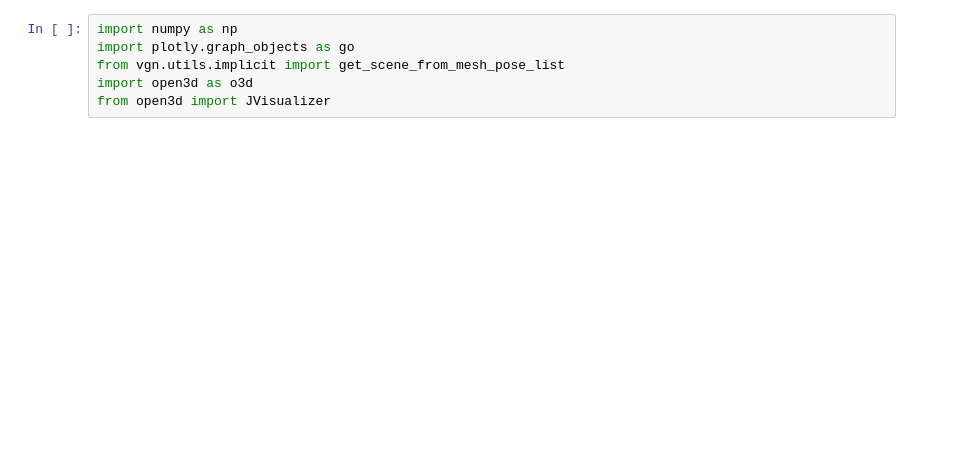
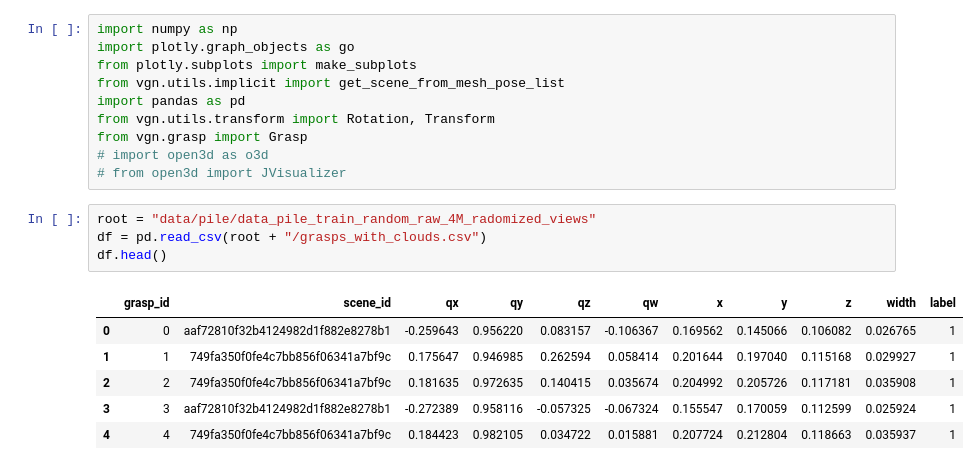
Before and after one commit to ishikaalunawat/NeuGrasp-Net, a Jupyter notebook: local_grasps.ipynb, the cells around one changed output. Cells and saved outputs as stored; diff of their text form; blank space fills up the shorter version.

```diff
--- a/local_grasps.ipynb
+++ b/local_grasps.ipynb
@@ -1,6 +1,21 @@
 # %%
 import numpy as np
 import plotly.graph_objects as go
+from plotly.subplots import make_subplots
 from vgn.utils.implicit import get_scene_from_mesh_pose_list
-import open3d as o3d
-from open3d import JVisualizer
+import pandas as pd
+from vgn.utils.transform import Rotation, Transform
+from vgn.grasp import Grasp
+# import open3d as o3d
+# from open3d import JVisualizer
+# %%
+root = "data/pile/data_pile_train_random_raw_4M_radomized_views"
+df = pd.read_csv(root + "/grasps_with_clouds.csv")
+df.head()
+# %% [output]
+|  | grasp_id | scene_id | qx | qy | qz | qw | x | y | z | width | label |
+| 0 | 0 | aaf72810f32b4124982d1f882e8278b1 | -0.259643 | 0.956220 | 0.083157 | -0.106367 | 0.169562 | 0.145066 | 0.106082 | 0.026765 | 1 |
+| 1 | 1 | 749fa350f0fe4c7bb856f06341a7bf9c | 0.175647 | 0.946985 | 0.262594 | 0.058414 | 0.201644 | 0.197040 | 0.115168 | 0.029927 | 1 |
+| 2 | 2 | 749fa350f0fe4c7bb856f06341a7bf9c | 0.181635 | 0.972635 | 0.140415 | 0.035674 | 0.204992 | 0.205726 | 0.117181 | 0.035908 | 1 |
+| 3 | 3 | aaf72810f32b4124982d1f882e8278b1 | -0.272389 | 0.958116 | -0.057325 | -0.067324 | 0.155547 | 0.170059 | 0.112599 | 0.025924 | 1 |
+| 4 | 4 | 749fa350f0fe4c7bb856f06341a7bf9c | 0.184423 | 0.982105 | 0.034722 | 0.015881 | 0.207724 | 0.212804 | 0.118663 | 0.035937 | 1 |
```
Also changed, not shown: parts of 6 cells of this notebook, 1 other file.
